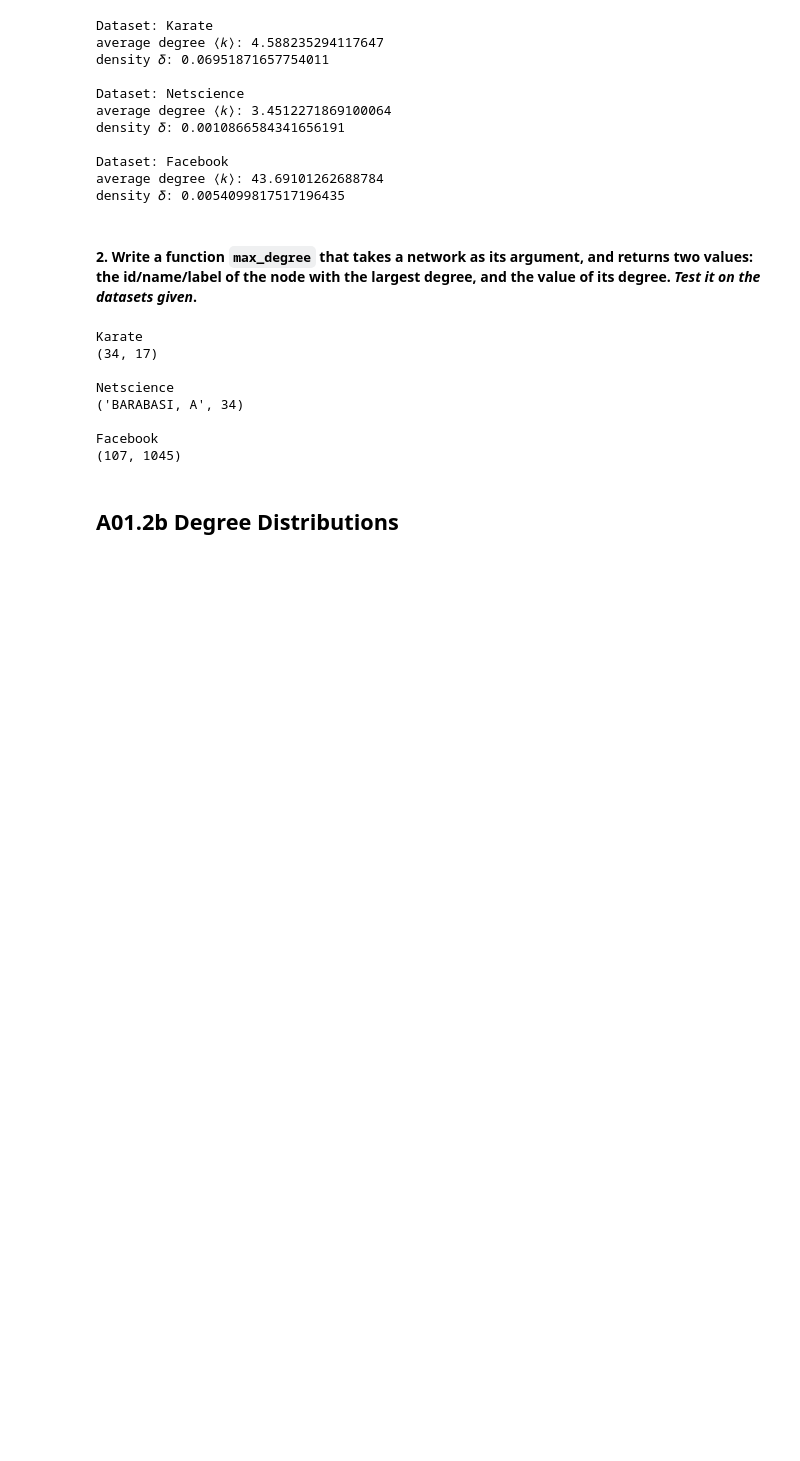
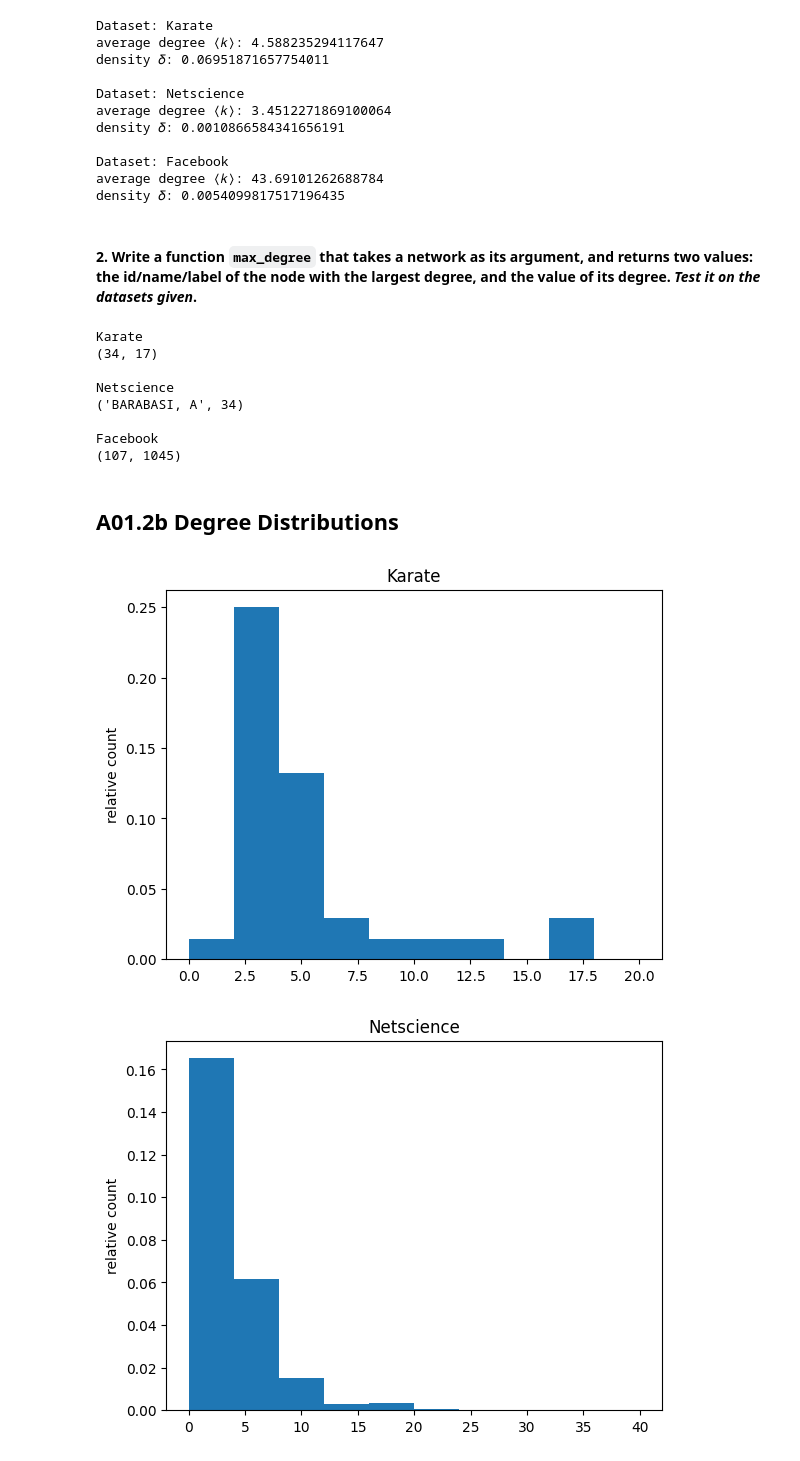
Before and after one commit to olikami/Network-Science-Assignments, a Jupyter notebook: Assignment 1/A1.ipynb, the cells around one changed output. Cells and saved outputs as stored; diff of their text form; code cells hidden in the pictures; blank space fills up the shorter version.

```diff
--- a/Assignment 1/A1.ipynb
+++ b/Assignment 1/A1.ipynb
@@ -128,3 +128,25 @@ Facebook
 (107, 1045)
 # %% [markdown]
 ## A01.2b Degree Distributions ##
+# %%
+scaling = {"Karate": "lin-lin", "Netscience": "lin-lin", "Facebook": "lin-lin"}
+
+no_bins = 10
+# %%
+for n in networks:
+    network = n["network"]
+    degrees = [network.degree(node) for node in network.nodes]
+    scale = scaling[n["name"]].split("-")
+    x_log = scale[0] == "log"
+    y_log = scale[1] == "log"
+    max_for_bins = m.ceil(max_degree(network)[1] / no_bins) * no_bins
+
+    bins = np.linspace(0, max_for_bins, no_bins + 1)
+
+    plt.title(n["name"])
+    plt.ylabel("relative count")
+    plt.hist(degrees, bins=bins, density=True, log=y_log)
+    plt.show()
+# %% [output]
+[figure, added]
+[figure, added]
```
Also changed, not shown: parts of 4 cells of this notebook.
